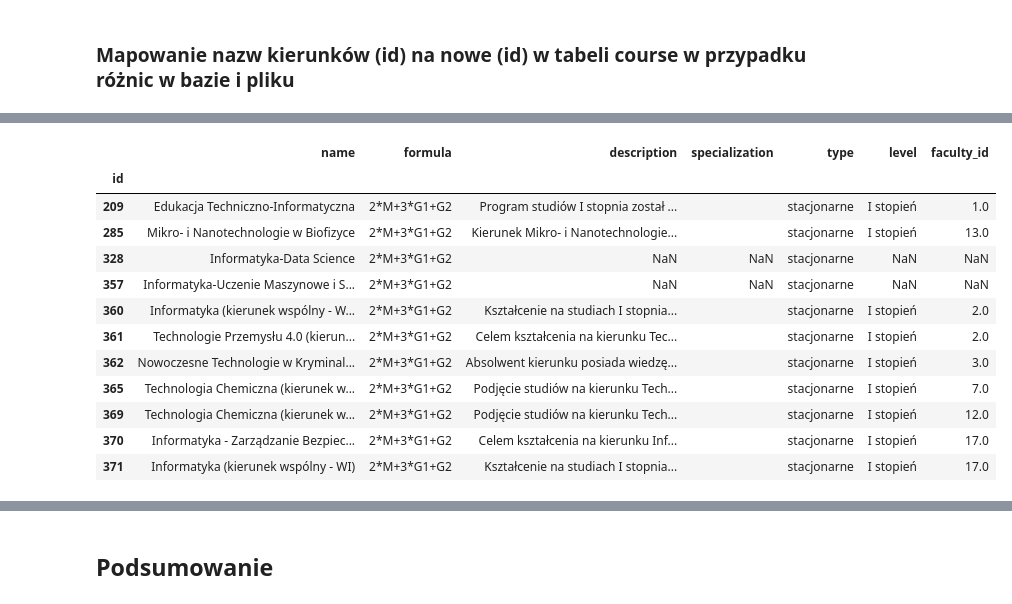
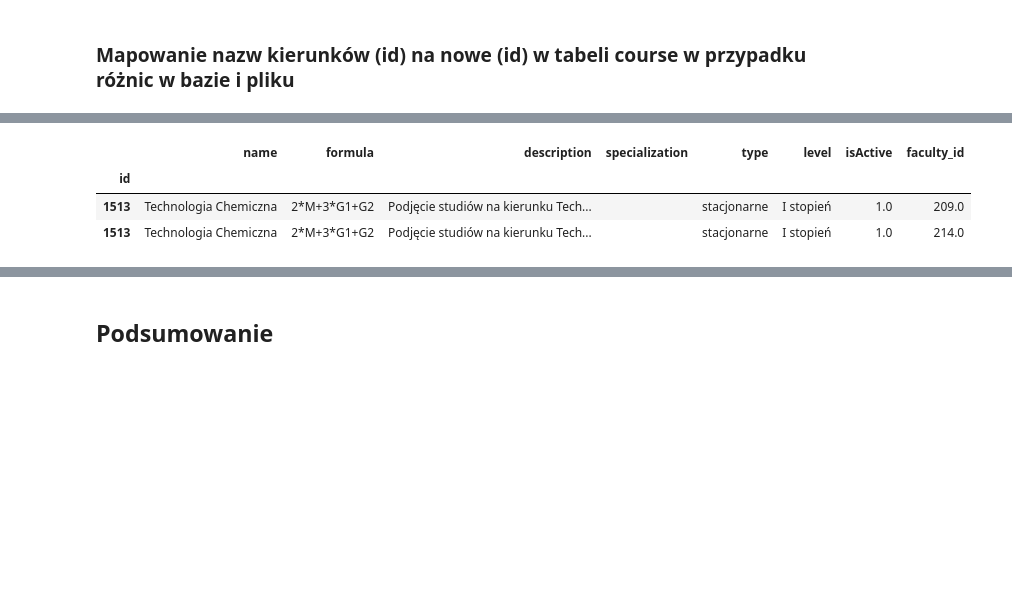
Before and after one commit to Julnowak/MiUn-Student-App, a Jupyter notebook: backend/concatenate_sylabus_data.ipynb, the cells around one changed output, grey strips where cells are left out. Drawn from its saved outputs; the diff is of its cells as text; code cells hidden in the pictures; blank space fills up the shorter version.

```diff
--- a/backend/concatenate_sylabus_data.ipynb
+++ b/backend/concatenate_sylabus_data.ipynb
@@ -54,12 +106,6 @@ sql_faculty_df = pd.read_sql_query("SELECT * FROM mainApp_faculty", cnx, index_c
+# %%
+faculty_df = final_faculty_df
 # %%
-faculty_map = dict(zip(faculty_df.index.values, faculty_df.name))
-
-faculty_df = pd.concat([sql_faculty_df, faculty_df])
-faculty_df = faculty_df.drop_duplicates('name')
-faculty_df.index = np.arange(1, len(faculty_df)+1)
-faculty_df = faculty_df.fillna(1)
-faculty_df['building_id'] = faculty_df['building_id'].astype('int16')
-# faculty_df = faculty_df.reset_index()
-faculty_df.head()
+faculty_df
 # %% [output]
 |  | name | building_id |
@@ -94,0 +175,10 @@ field_df.head()
+# %%
+zamiany = {'Informatyka (kierunek wspólny - WEAIiIB)': 'Informatyka',
+           'Informatyka (kierunek wspólny - WI)': 'Informatyka',
+           'Mechatronic Engineering with English as instruction language': 'Mechatronic Engineering',
+           'Technologia Chemiczna (kierunek wspólny - WIMiC)': 'Technologia Chemiczna',
+           'Technologia Chemiczna (kierunek wspólny - WEiP)': 'Technologia Chemiczna',
+           'Technologie Przemysłu 4.0 (kierunek wspólny - WEAIiIB, WO)': 'Technologie Przemysłu 4.0'}
+field_df['name'] = field_df['name'].replace(zamiany)
+# %%
+field_df['is_active'] = 1
@@ -179,18 +273,9 @@ new_rows = new_rows.set_index('id')
 # 7. Połącz wszystko razem
 final_df = pd.concat([merged, new_rows])
 # %%
-final_df[final_df['name'].str.contains('-')]
+final_df[final_df['name'].str.startswith('Technologia Chemiczna')]
 # %% [output]
-|  | name | formula | description | specialization | type | level | faculty_id |
-| id |  |  |  |  |  |  |  |
-| 209 | Edukacja Techniczno-Informatyczna | 2*M+3*G1+G2 | Program studiów I stopnia został ... |  | stacjonarne | I stopień | 1.0 |
-| 285 | Mikro- i Nanotechnologie w Biofizyce | 2*M+3*G1+G2 | Kierunek Mikro- i Nanotechnologie... |  | stacjonarne | I stopień | 13.0 |
-| 328 | Informatyka-Data Science | 2*M+3*G1+G2 | NaN | NaN | stacjonarne | NaN | NaN |
-| 357 | Informatyka-Uczenie Maszynowe i S... | 2*M+3*G1+G2 | NaN | NaN | stacjonarne | NaN | NaN |
-| 360 | Informatyka (kierunek wspólny - W... | 2*M+3*G1+G2 | Kształcenie na studiach I stopnia... |  | stacjonarne | I stopień | 2.0 |
-| 361 | Technologie Przemysłu 4.0 (kierun... | 2*M+3*G1+G2 | Celem kształcenia na kierunku Tec... |  | stacjonarne | I stopień | 2.0 |
-| 362 | Nowoczesne Technologie w Kryminal... | 2*M+3*G1+G2 | Absolwent kierunku posiada wiedzę... |  | stacjonarne | I stopień | 3.0 |
-| 365 | Technologia Chemiczna (kierunek w... | 2*M+3*G1+G2 | Podjęcie studiów na kierunku Tech... |  | stacjonarne | I stopień | 7.0 |
-| 369 | Technologia Chemiczna (kierunek w... | 2*M+3*G1+G2 | Podjęcie studiów na kierunku Tech... |  | stacjonarne | I stopień | 12.0 |
-| 370 | Informatyka - Zarządzanie Bezpiec... | 2*M+3*G1+G2 | Celem kształcenia na kierunku Inf... |  | stacjonarne | I stopień | 17.0 |
-| 371 | Informatyka (kierunek wspólny - WI) | 2*M+3*G1+G2 | Kształcenie na studiach I stopnia... |  | stacjonarne | I stopień | 17.0 |
+|  | name | formula | description | specialization | type | level | isActive | faculty_id |
+| id |  |  |  |  |  |  |  |  |
+| 1513 | Technologia Chemiczna | 2*M+3*G1+G2 | Podjęcie studiów na kierunku Tech... |  | stacjonarne | I stopień | 1.0 | 209.0 |
+| 1513 | Technologia Chemiczna | 2*M+3*G1+G2 | Podjęcie studiów na kierunku Tech... |  | stacjonarne | I stopień | 1.0 | 214.0 |
```
Also changed, not shown: parts of 32 cells of this notebook.
